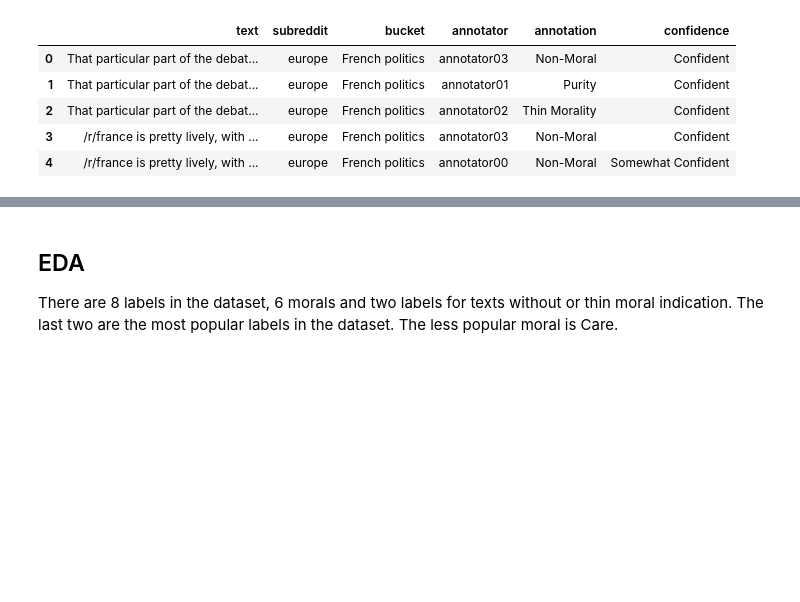
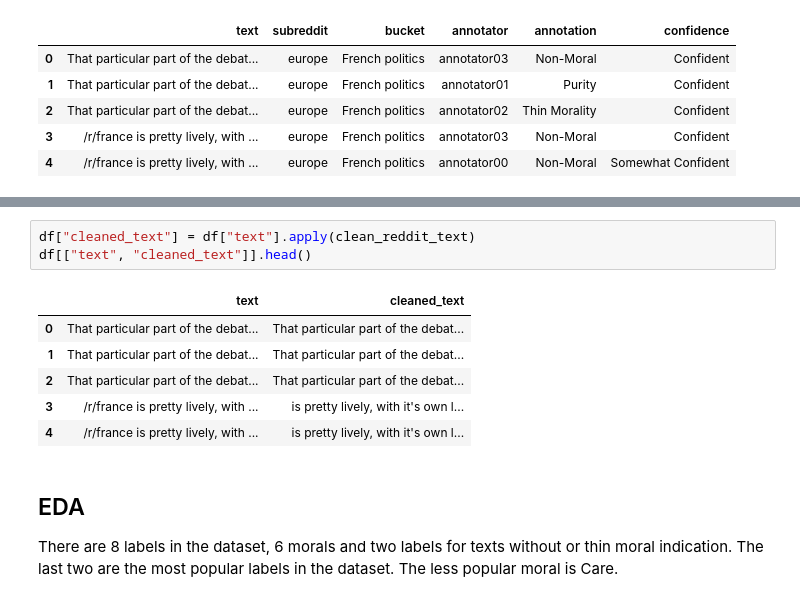
Before and after one commit to Jedrek00/six-morals, a Jupyter notebook: dataset.ipynb, the cells around one changed output, grey strips where cells are left out. Saved outputs shown, nothing was run; the diff lists cells and outputs as text; blank space fills up the shorter version.

Commit message:
Add text cleaning

```diff
--- a/dataset.ipynb
+++ b/dataset.ipynb
@@ -20,3 +74,13 @@ df.head()
+# %%
+df["cleaned_text"] = df["text"].apply(clean_reddit_text)
+df[["text", "cleaned_text"]].head()
+# %% [output]
+|  | text | cleaned_text |
+| 0 | That particular part of the debat... | That particular part of the debat... |
+| 1 | That particular part of the debat... | That particular part of the debat... |
+| 2 | That particular part of the debat... | That particular part of the debat... |
+| 3 | /r/france is pretty lively, with ... | is pretty lively, with it's own l... |
+| 4 | /r/france is pretty lively, with ... | is pretty lively, with it's own l... |
 # %% [markdown]
 ## EDA
 
```
Also changed, not shown: parts of 6 cells of this notebook.
